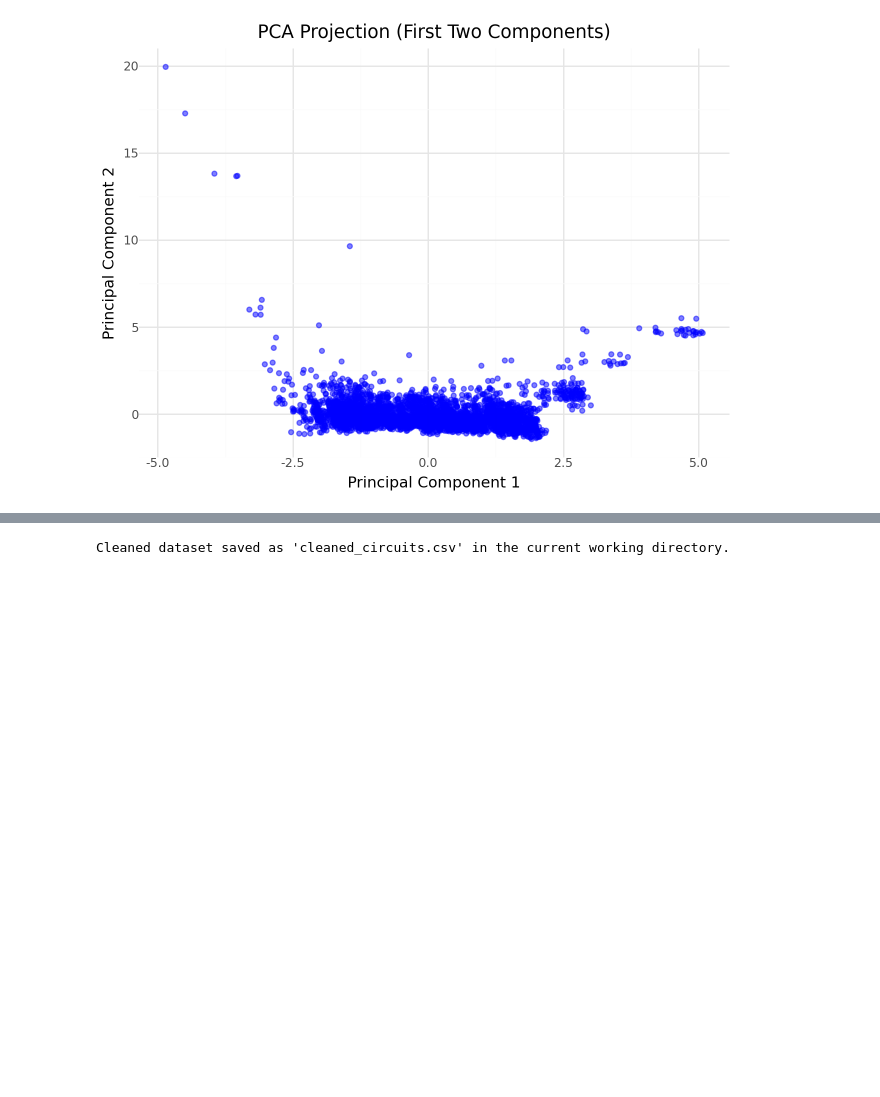
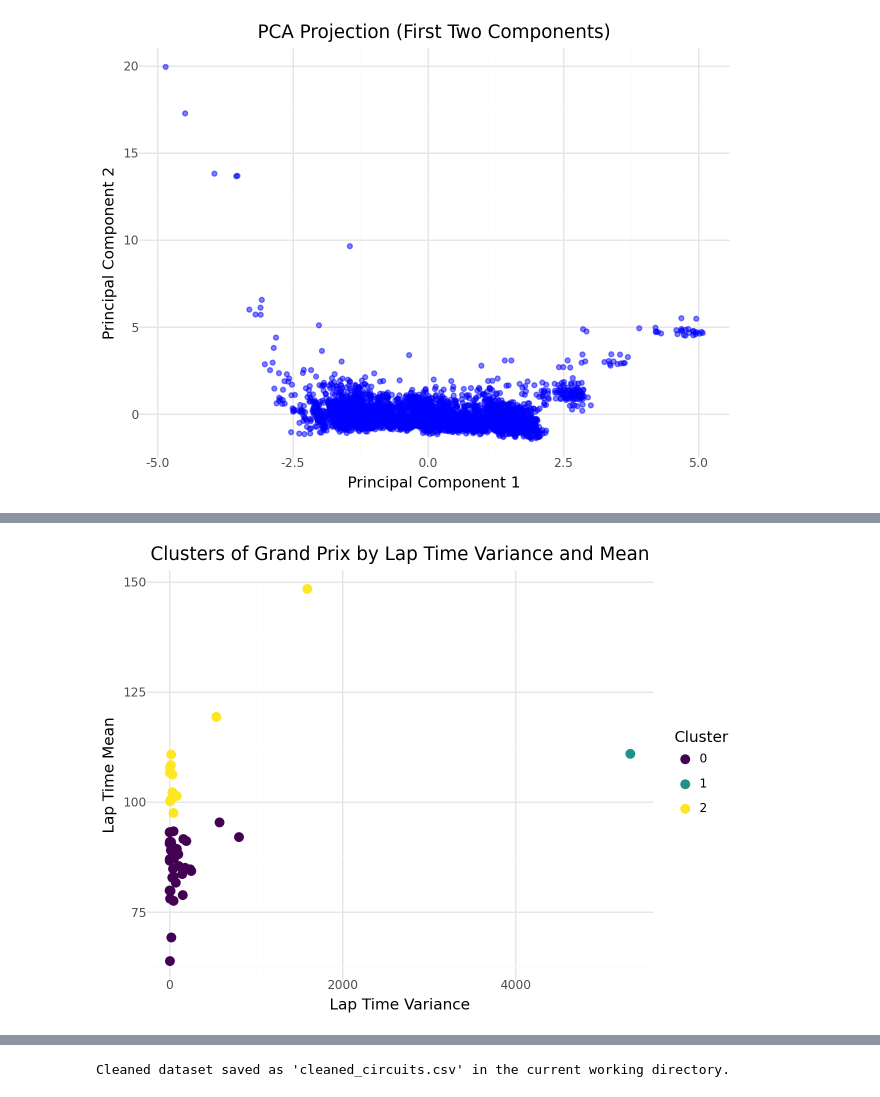
Before and after one commit to pranavski/Formula-1-analysis, a Jupyter notebook: Final_Analysis.ipynb, the cells around one changed output, grey strips where cells are left out. Saved outputs shown, nothing was run; the diff lists cells and outputs as text; code cells hidden in the pictures; blank space fills up the shorter version.

```diff
--- a/Final_Analysis.ipynb
+++ b/Final_Analysis.ipynb
@@ -367,0 +374,21 @@ max          1592.129881     148.379500
+# %%
+# Cluster Scatter Plot with Plotnine
+cluster_plot = (
+    p9.ggplot(grand_prix_stats, p9.aes(
+        x='Lap_Time_Variance',
+        y='Lap_Time_Mean',
+        color='factor(Cluster)')) +
+    p9.geom_point(size=3) +
+    p9.labs(
+        title='Clusters of Grand Prix by Lap Time Variance and Mean',
+        x='Lap Time Variance',
+        y='Lap Time Mean',
+        color='Cluster'
+    ) +
+    p9.theme_minimal() +
+    p9.scale_color_manual(values=['#440154', '#21908C', '#FDE725'])  # viridis-like palette
+)
+
+cluster_plot
+# %% [output]
+[figure, added]
```
Also changed, not shown: parts of 16 cells of this notebook.
